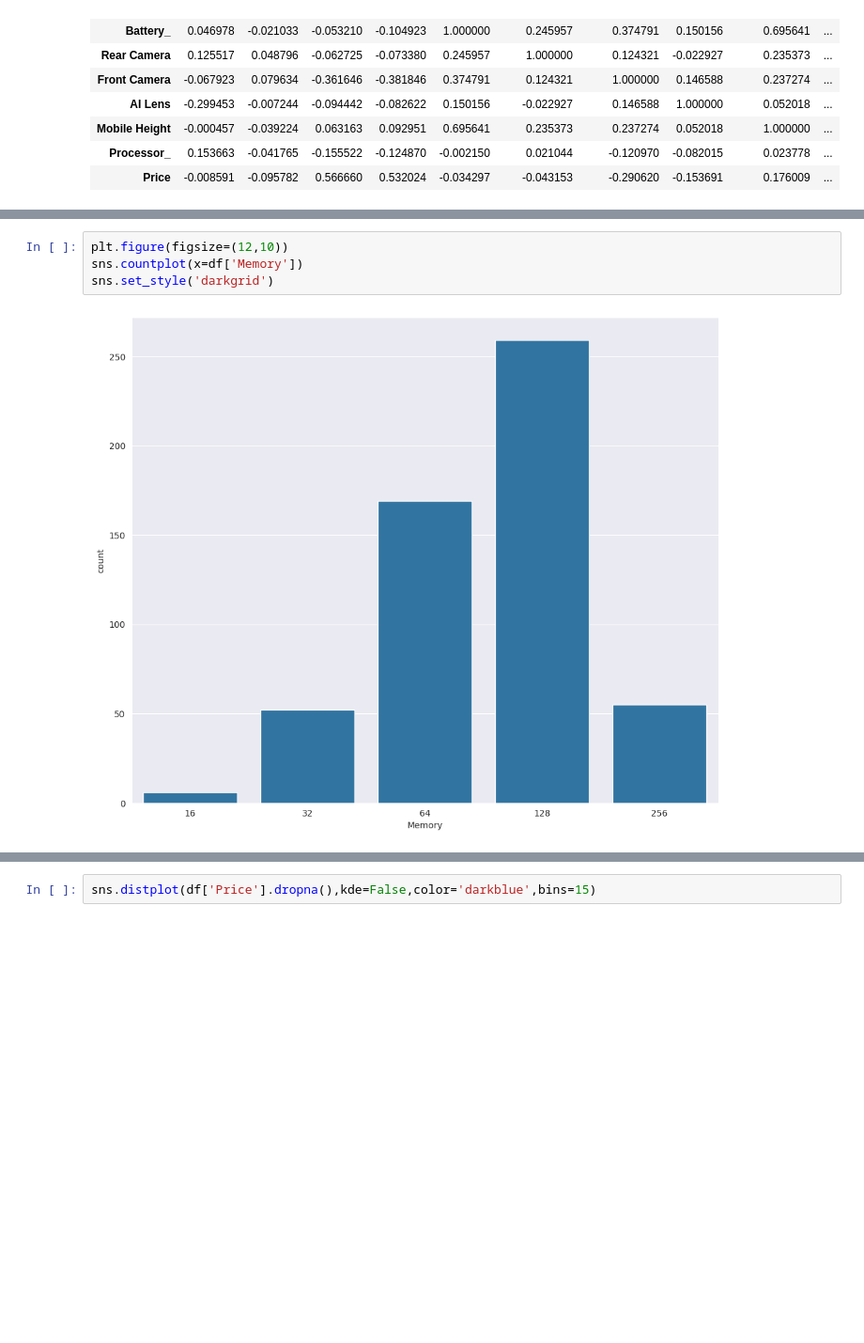
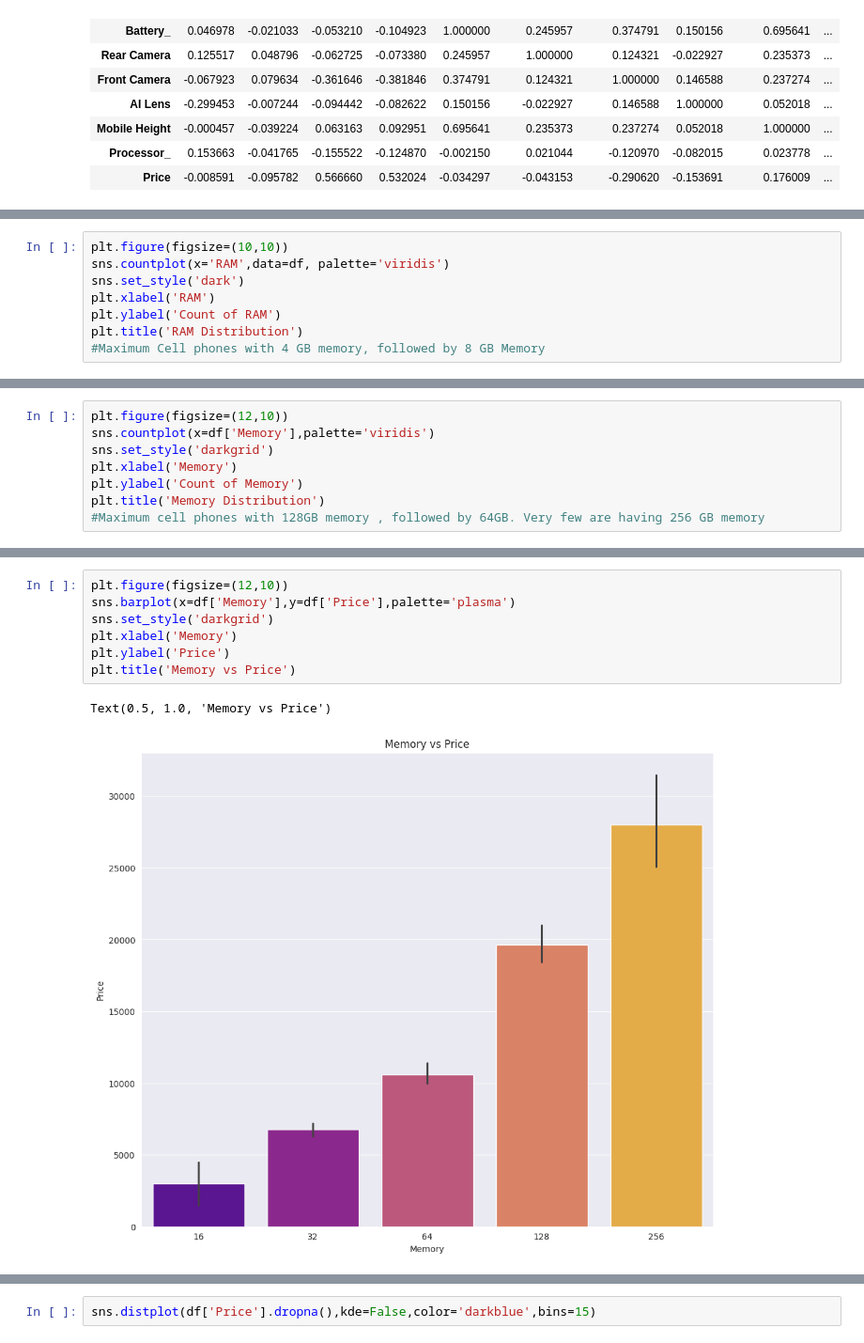
Before and after one commit to Deb052024/Machine-Prediction, a Jupyter notebook: Mobile_Handset_Price.ipynb, the cells around one changed output, grey strips where cells are left out. Shown at 94% size. Drawn from its saved outputs; the diff is of its cells as text; blank space fills up the shorter version.

```diff
--- a/Mobile_Handset_Price.ipynb
+++ b/Mobile_Handset_Price.ipynb
@@ -485,0 +514,8 @@ df_final.corr()
+# %%
+plt.figure(figsize=(10,10))
+sns.countplot(x='RAM',data=df, palette='viridis')
+sns.set_style('dark')
+plt.xlabel('RAM')
+plt.ylabel('Count of RAM')
+plt.title('RAM Distribution')
+#Maximum Cell phones with 4 GB memory, followed by 8 GB Memory
@@ -491,0 +535,8 @@ sns.set_style('darkgrid')
+# %%
+plt.figure(figsize=(12,10))
+sns.countplot(x=df['Memory'],palette='viridis')
+sns.set_style('darkgrid')
+plt.xlabel('Memory')
+plt.ylabel('Count of Memory')
+plt.title('Memory Distribution')
+#Maximum cell phones with 128GB memory , followed by 64GB. Very few are having 256 GB memory
@@ -492,8 +546,12 @@ sns.set_style('darkgrid')
 # %%
 plt.figure(figsize=(12,10))
-sns.countplot(x=df['Memory'])
+sns.barplot(x=df['Memory'],y=df['Price'],palette='plasma')
 sns.set_style('darkgrid')
+plt.xlabel('Memory')
+plt.ylabel('Price')
+plt.title('Memory vs Price')
 # %% [output]
+Text(0.5, 1.0, 'Memory vs Price')
-[figure, old version]
+[figure, new version]
 # %%
 plt.figure(figsize=(12,10))
```
Also changed, not shown: parts of 30 cells of this notebook.
